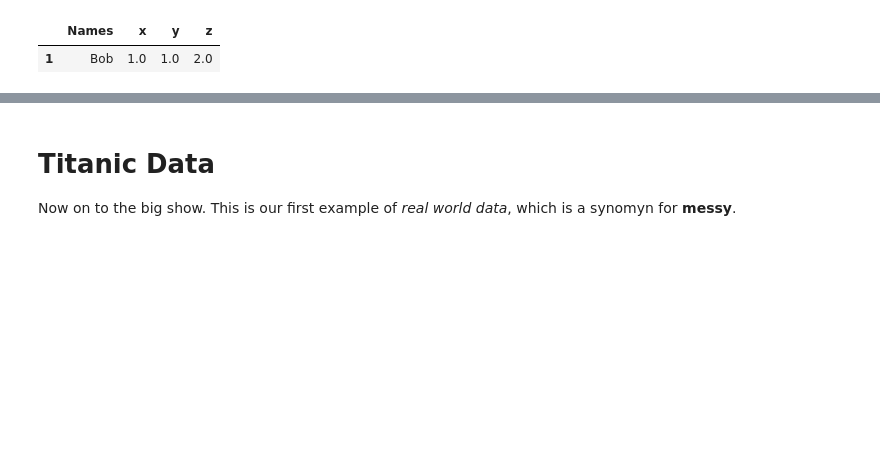
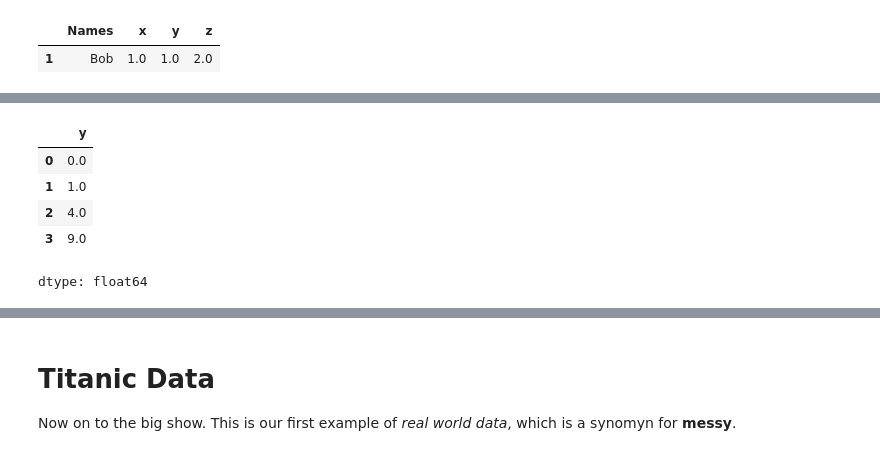
Before and after one commit to mdaugherity/MachineLearning2024, a Jupyter notebook: tutorial/Tutorial_11_Titanic_Pandas.ipynb, the cells around one changed output, grey strips where cells are left out. Cells and saved outputs as stored; diff of their text form; code cells hidden in the pictures; blank space fills up the shorter version.

```diff
--- a/tutorial/Tutorial_11_Titanic_Pandas.ipynb
+++ b/tutorial/Tutorial_11_Titanic_Pandas.ipynb
@@ -110,0 +125,9 @@ df[df.Names=='Bob']  # find Bob
+# %%
+df.loc[:,'y']  # all rows of y
+# %% [output]
+|  | y |
+| 0 | 0.0 |
+| 1 | 1.0 |
+| 2 | 4.0 |
+| 3 | 9.0 |
+dtype: float64
```
Also changed, not shown: parts of 18 cells of this notebook.
